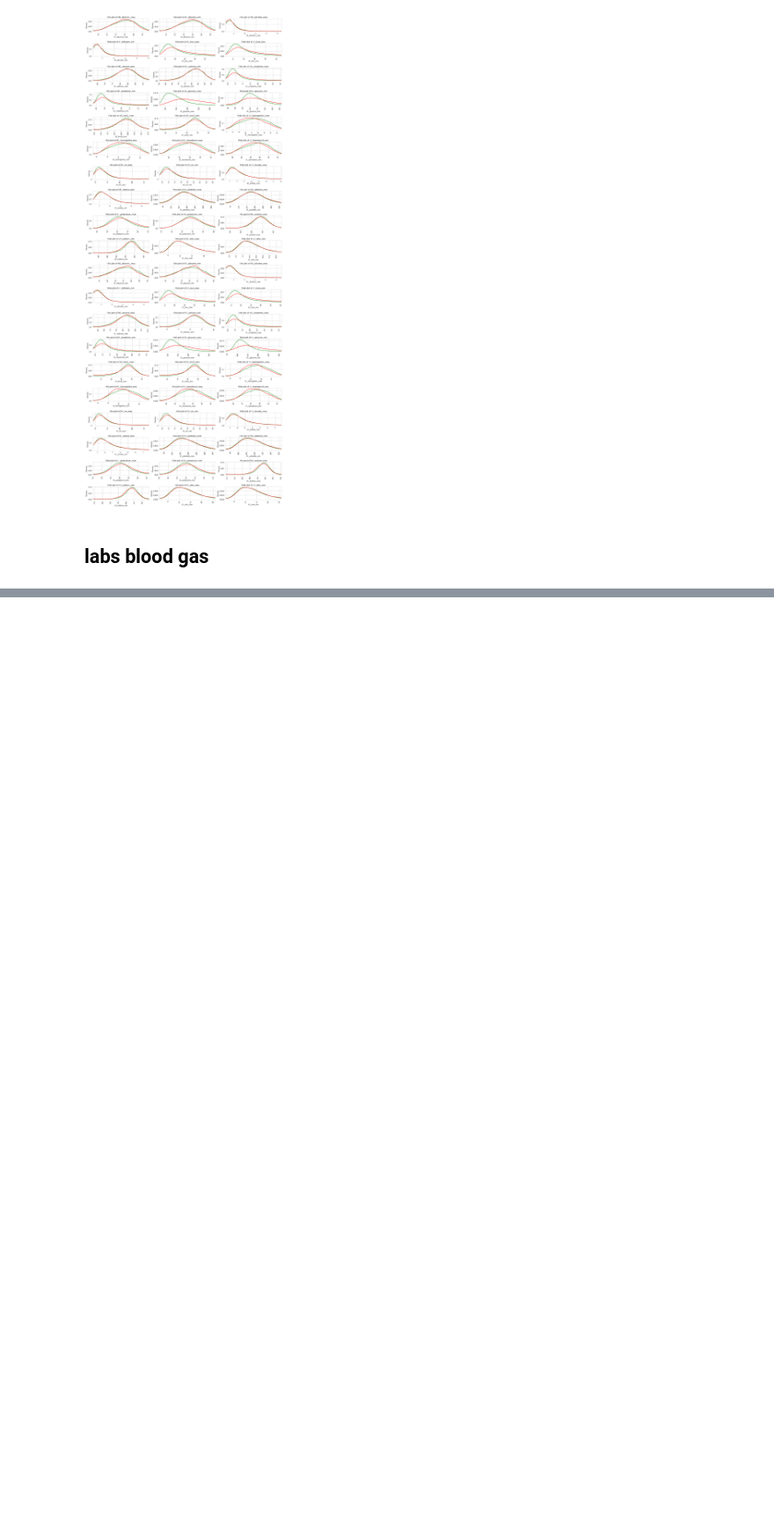
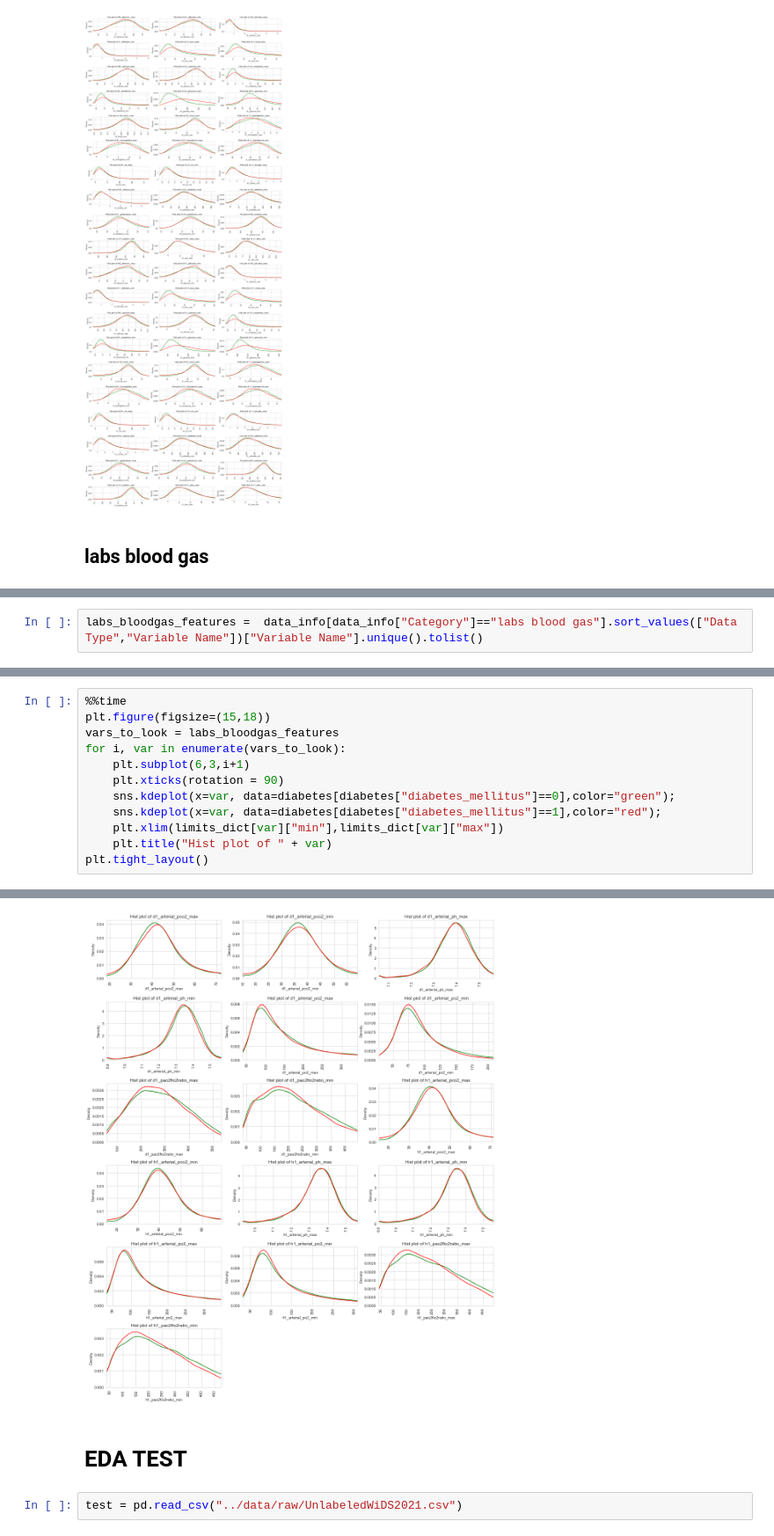
Before and after one commit to Sebasu11/WiDS-2021, a Jupyter notebook: notebooks/01_eda.ipynb, the cells around one changed output, grey strips where cells are left out. Shown at 88% size. Cells and saved outputs as stored; diff of their text form; blank space fills up the shorter version.

```diff
--- a/notebooks/EDA/01_eda.ipynb
+++ b/notebooks/01_eda.ipynb
@@ -819 +853,3 @@ Wall time: 28.6 s
+# %%
+labs_bloodgas_features =  data_info[data_info["Category"]=="labs blood gas"].sort_values(["Data Type","Variable Name"])["Variable Name"].unique().tolist()
 # %%
@@ -839,0 +887,13 @@ diabetes.loc[[89608]]
+# %%
+%%time
+plt.figure(figsize=(15,18))
+vars_to_look = labs_bloodgas_features
+for i, var in enumerate(vars_to_look):
+    plt.subplot(6,3,i+1)
+    plt.xticks(rotation = 90)
+    sns.kdeplot(x=var, data=diabetes[diabetes["diabetes_mellitus"]==0],color="green");
+    sns.kdeplot(x=var, data=diabetes[diabetes["diabetes_mellitus"]==1],color="red");
+    plt.xlim(limits_dict[var]["min"],limits_dict[var]["max"])
+    plt.title("Hist plot of " + var)
+plt.tight_layout()
+# %% [output]
@@ -839,0 +901,5 @@ diabetes.loc[[89608]]
+[figure, added]
+# %% [markdown]
+# EDA TEST
+# %%
+test = pd.read_csv("../data/raw/UnlabeledWiDS2021.csv")
```
Also changed, not shown: parts of 35 cells of this notebook, 1 other file.
